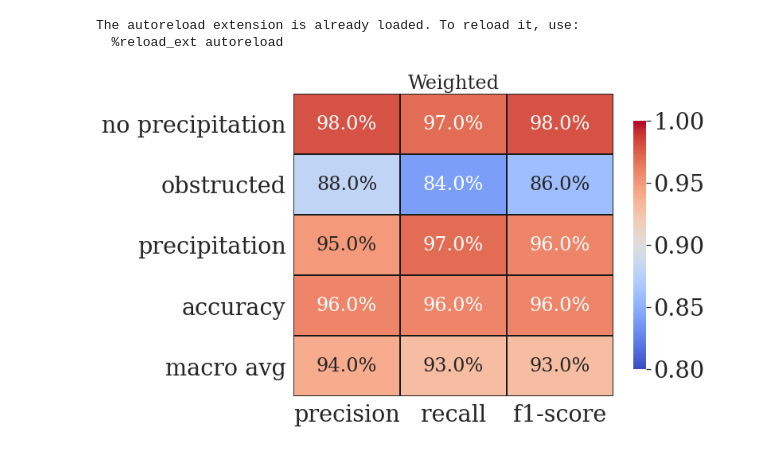
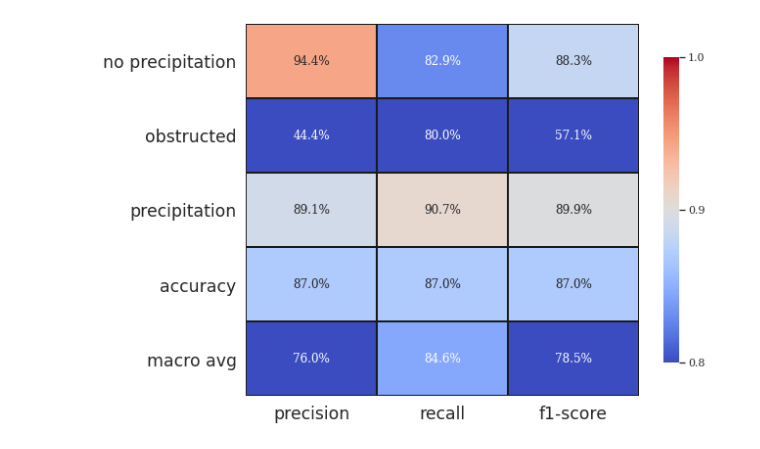
Before and after one commit to vprzybylo/ai2es, a Jupyter notebook: notebooks/classification_reports.ipynb, the cells around one changed output. Drawn from its saved outputs; the diff is of its cells as text; code cells hidden in the pictures.

Commit message:
change df paths for dgx

```diff
--- a/notebooks/classification_reports.ipynb
+++ b/notebooks/classification_reports.ipynb
@@ -2,40 +2,40 @@
 import sys
 
 # need to add cocpit dir to path - can't relative import with sister directory
-sys.path.insert(0, "..")
+sys.path.insert(0, "/ai2es/")
 
 import pandas as pd
 import seaborn as sns
 import matplotlib.pyplot as plt
 import cocpit
+from ai2es import rain_gauge_classification_report as rain_gauge_classification_report
 
+
+import seaborn as sns
+import matplotlib.pyplot as plt
+
+# plt_params = {
+#     "axes.labelsize": "x-large",
+#     "axes.titlesize": "x-large",
+#     "xtick.labelsize": "x-large",
+#     "ytick.labelsize": "x-large",
+#     "legend.title_fontsize": 14,
+# }
+# plt.rcParams["font.family"] = "serif"
+# plt.rcParams.update(plt_params)
 sns.set_style("whitegrid")
-
 %load_ext autoreload
 %autoreload 2
-
-plt_params = {
-    "axes.labelsize": "large",
-    "axes.titlesize": "large",
-    "xtick.labelsize": "large",
-    "ytick.labelsize": "large",
-    "legend.title_fontsize": 12,
-}
-plt.rcParams["font.family"] = "serif"
-plt.rcParams.update(plt_params)
-# %% [output]
-The autoreload extension is already loaded. To reload it, use:
-  %reload_ext autoreload
 # %%
 clf_report = pd.read_csv(
-    "/ai2es/saved_accuracies/v0.0.0/val_metrics_e30_bs64_k0_1model(s).csv",
+    "/ai2es/saved_accuracies/v0.0.0/clf_report_placeholder.csv",
     index_col=0,
 ).drop(columns=["model", "fold"])
-save_name = "/ai2es/plots/unweighted_classification_report_combined.png"
+save_name = "/ai2es/plots/weighted_classification_report_rain_gauge_2class.png"
 
 
 cocpit.plotting_scripts.classification_report.classification_report_classes(
-    clf_report, save_name=save_name, save_fig=True
+    clf_report, save_name=save_name, save_fig=False
 )
 # %% [output]
-[figure, old version]
+[figure, new version]
```
Also changed, not shown: parts of 4 cells of this notebook, 23 other files.
